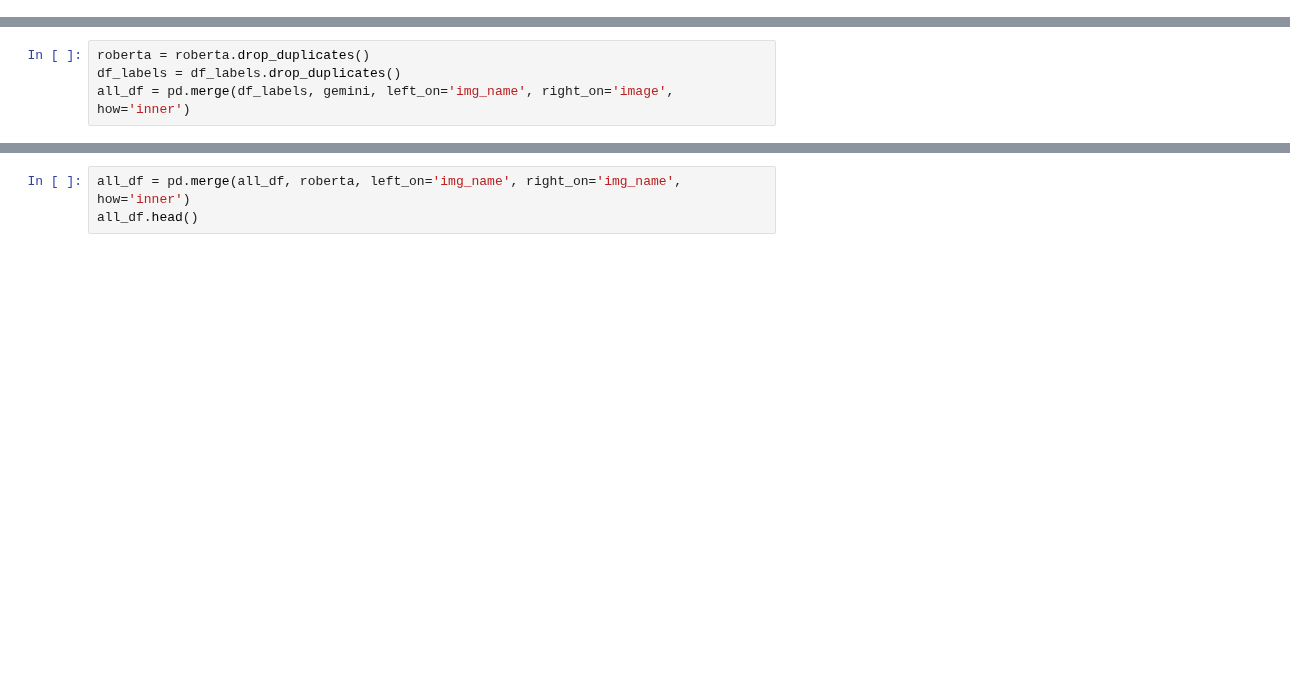
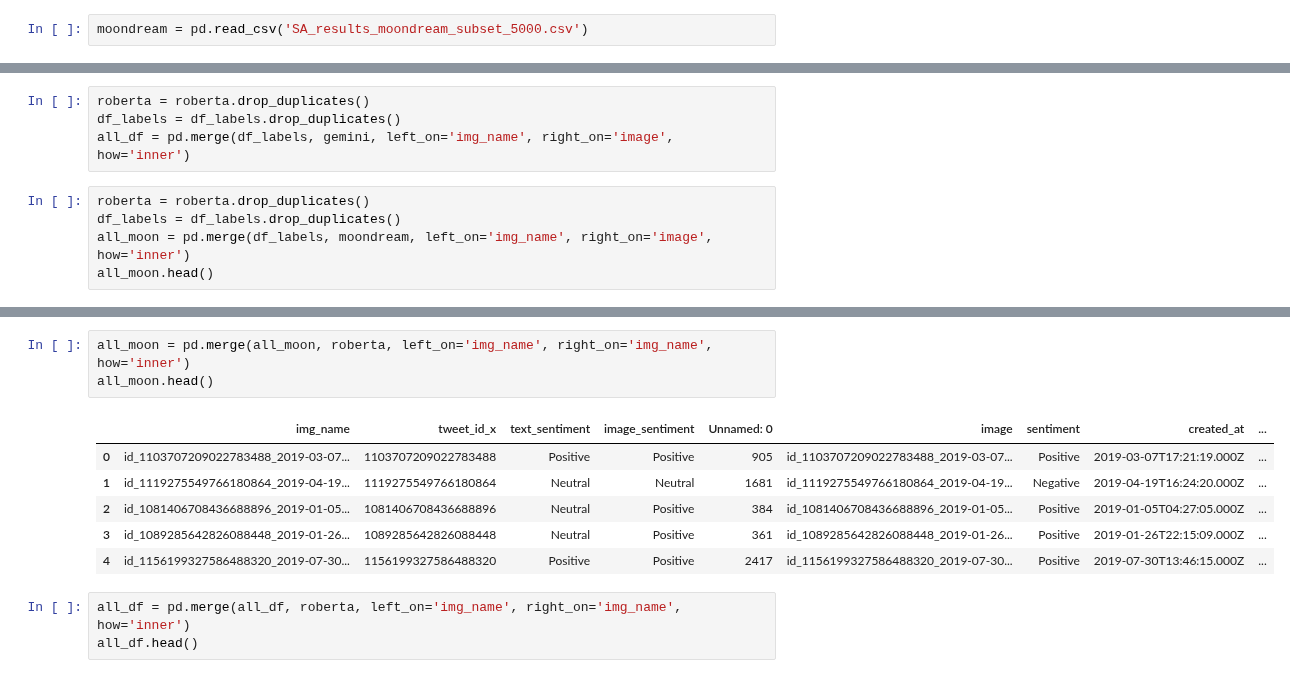
Before and after one commit to mkleinma/Team_Project_ComputerVision, a Jupyter notebook: assessment/sentiment-analysis/labeled_subset_evaluation_text.ipynb, the cells around one changed output, grey strips where cells are left out. Saved outputs shown, nothing was run; the diff lists cells and outputs as text; blank space fills up the shorter version.

```diff
--- a/assessment/sentiment-analysis/labeled_subset_evaluation_text.ipynb
+++ b/assessment/sentiment-analysis/labeled_subset_evaluation_text.ipynb
@@ -164,3 +169,5 @@ gemini.head()
 | 2 | id_1088764632901259264_2019-01-25... | negative | 0.9 | The image shows a group of people... |
 | 3 | id_1086040260704985088_2019-01-17... | negative | 0.9 | The image shows a comparison betw... |
 | 4 | id_1106631808890867714_2019-03-15... | positive | 0.9 | The image shows a group of childr... |
+# %%
+moondream = pd.read_csv('SA_results_moondream_subset_5000.csv')
@@ -168,3 +184,8 @@ gemini.head()
 roberta = roberta.drop_duplicates()
 df_labels = df_labels.drop_duplicates()
 all_df = pd.merge(df_labels, gemini, left_on='img_name', right_on='image', how='inner')
+# %%
+roberta = roberta.drop_duplicates()
+df_labels = df_labels.drop_duplicates()
+all_moon = pd.merge(df_labels, moondream, left_on='img_name', right_on='image', how='inner')
+all_moon.head()
@@ -171,3 +199,13 @@ all_df = pd.merge(df_labels, gemini, left_on='img_name', right_on='image', how='
+# %%
+all_moon = pd.merge(all_moon, roberta, left_on='img_name', right_on='img_name', how='inner')
+all_moon.head()
+# %% [output]
+|  | img_name | tweet_id_x | text_sentiment | image_sentiment | Unnamed: 0 | image | sentiment | created_at | ... |
+| 0 | id_1103707209022783488_2019-03-07... | 1103707209022783488 | Positive | Positive | 905 | id_1103707209022783488_2019-03-07... | Positive | 2019-03-07T17:21:19.000Z | ... |
+| 1 | id_1119275549766180864_2019-04-19... | 1119275549766180864 | Neutral | Neutral | 1681 | id_1119275549766180864_2019-04-19... | Negative | 2019-04-19T16:24:20.000Z | ... |
+| 2 | id_1081406708436688896_2019-01-05... | 1081406708436688896 | Neutral | Positive | 384 | id_1081406708436688896_2019-01-05... | Positive | 2019-01-05T04:27:05.000Z | ... |
+| 3 | id_1089285642826088448_2019-01-26... | 1089285642826088448 | Neutral | Positive | 361 | id_1089285642826088448_2019-01-26... | Positive | 2019-01-26T22:15:09.000Z | ... |
+| 4 | id_1156199327586488320_2019-07-30... | 1156199327586488320 | Positive | Positive | 2417 | id_1156199327586488320_2019-07-30... | Positive | 2019-07-30T13:46:15.000Z | ... |
 # %%
 all_df = pd.merge(all_df, roberta, left_on='img_name', right_on='img_name', how='inner')
 all_df.head()
```
Also changed, not shown: parts of 18 cells of this notebook, 30 other files.
